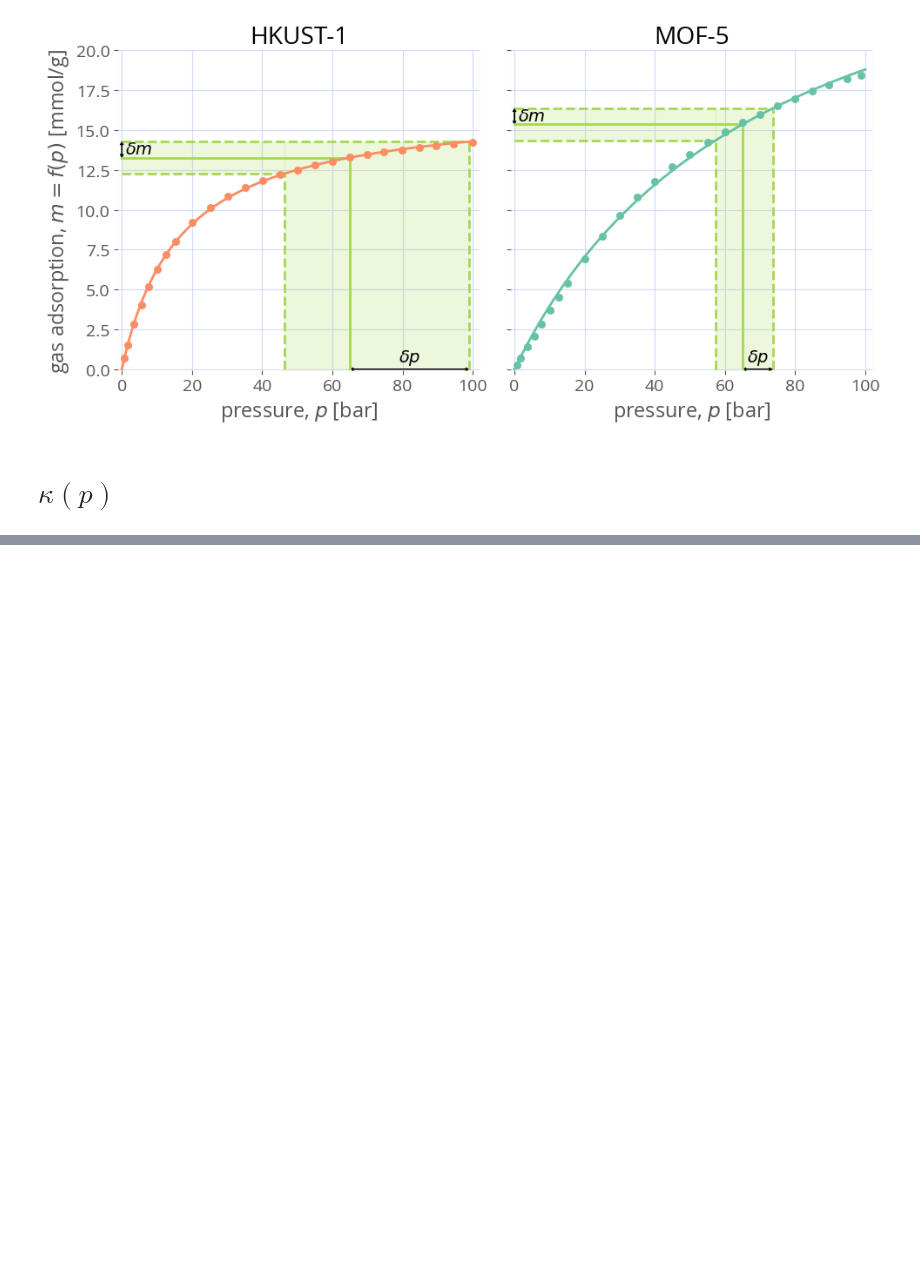
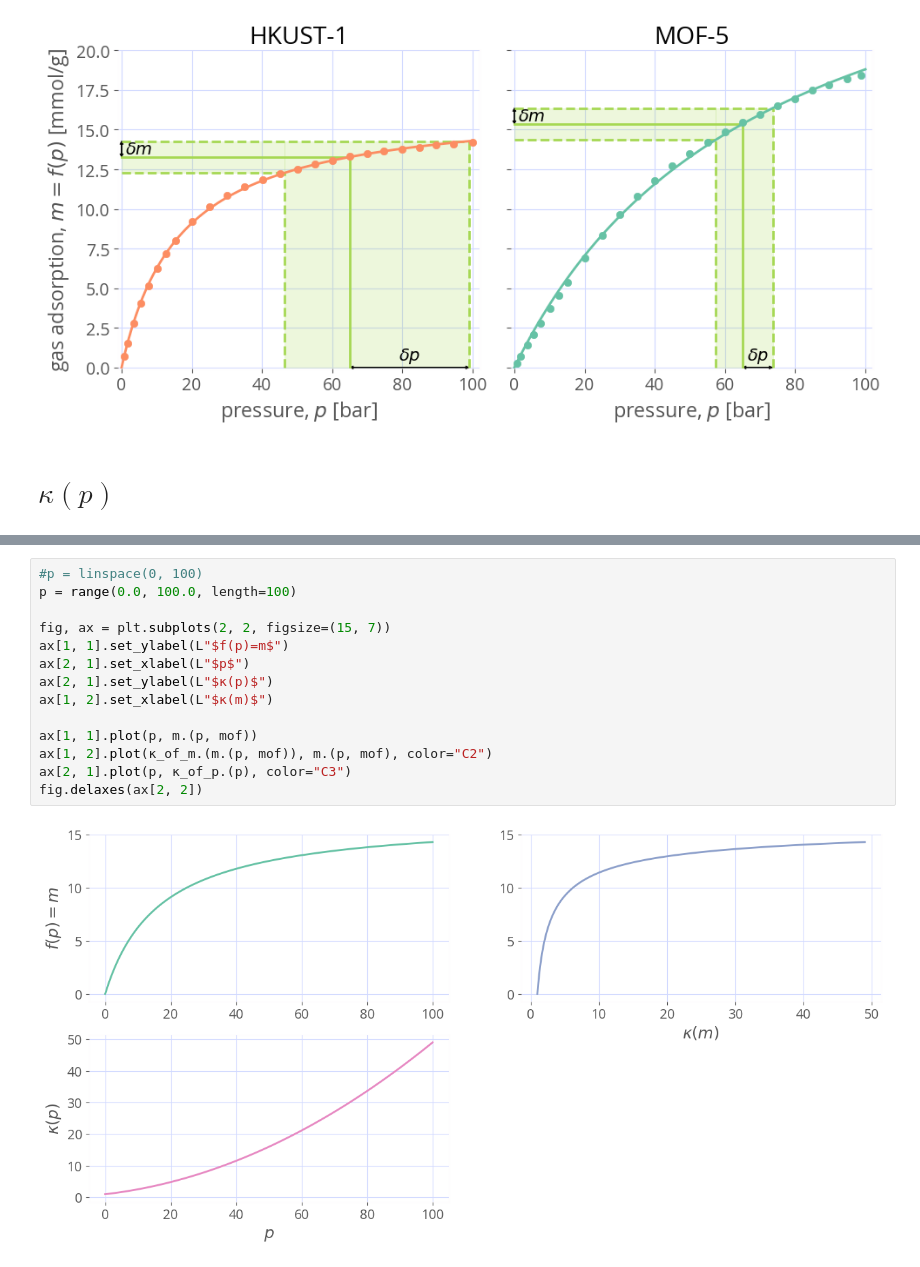
Before and after one commit to SimonEnsemble/nonlinear_sensing, a Jupyter notebook: one_d_sensing/1D sensing.ipynb, the cells around one changed output, grey strips where cells are left out. Drawn from its saved outputs; the diff is of its cells as text; blank space fills up the shorter version.

Commit message:
Added kappa(p) and kappa(m) plotting

```diff
--- a/one_d_sensing/1D sensing.ipynb
+++ b/one_d_sensing/1D sensing.ipynb
@@ -169,0 +176,16 @@ tight_layout()
+# %%
+#p = linspace(0, 100)
+p = range(0.0, 100.0, length=100)
+
+fig, ax = plt.subplots(2, 2, figsize=(15, 7))
+ax[1, 1].set_ylabel(L"$f(p)=m$")
+ax[2, 1].set_xlabel(L"$p$")
+ax[2, 1].set_ylabel(L"$κ(p)$")
+ax[1, 2].set_xlabel(L"$κ(m)$")
+
+ax[1, 1].plot(p, m.(p, mof))
+ax[1, 2].plot(κ_of_m.(m.(p, mof)), m.(p, mof), color="C2")
+ax[2, 1].plot(p, κ_of_p.(p), color="C3")
+fig.delaxes(ax[2, 2])
+# %% [output]
+[figure, added]
```
Also changed, not shown: parts of 1 cell of this notebook.
